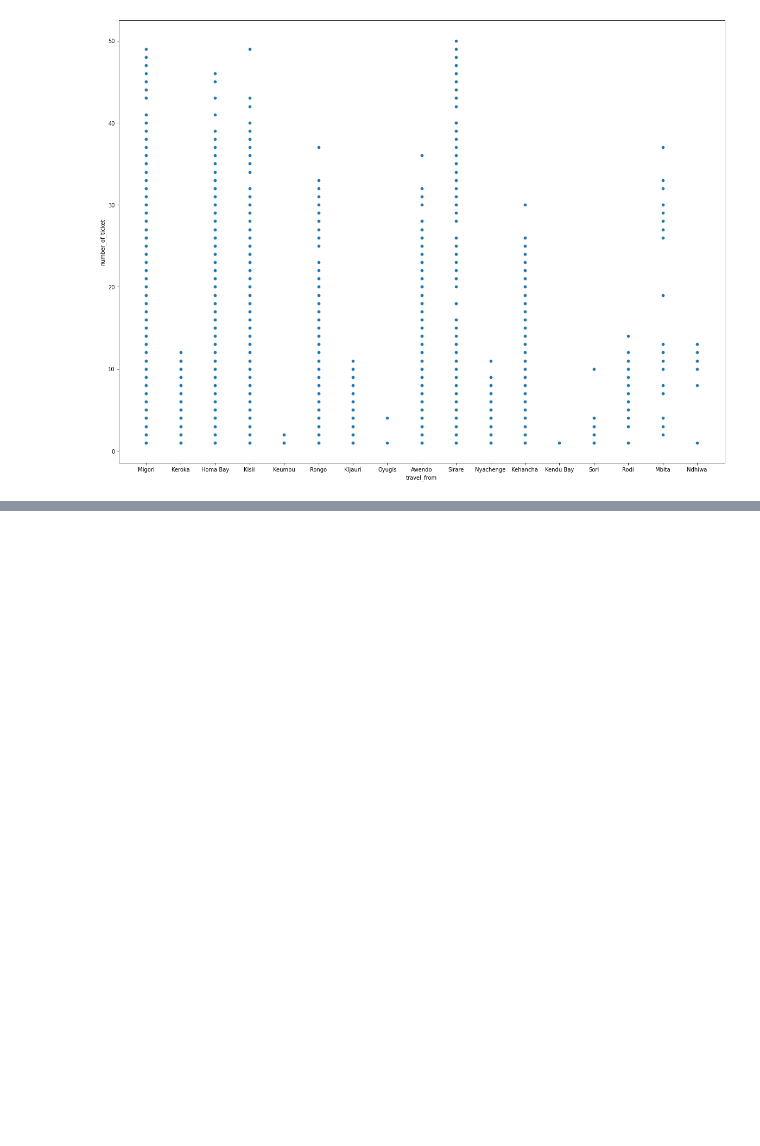
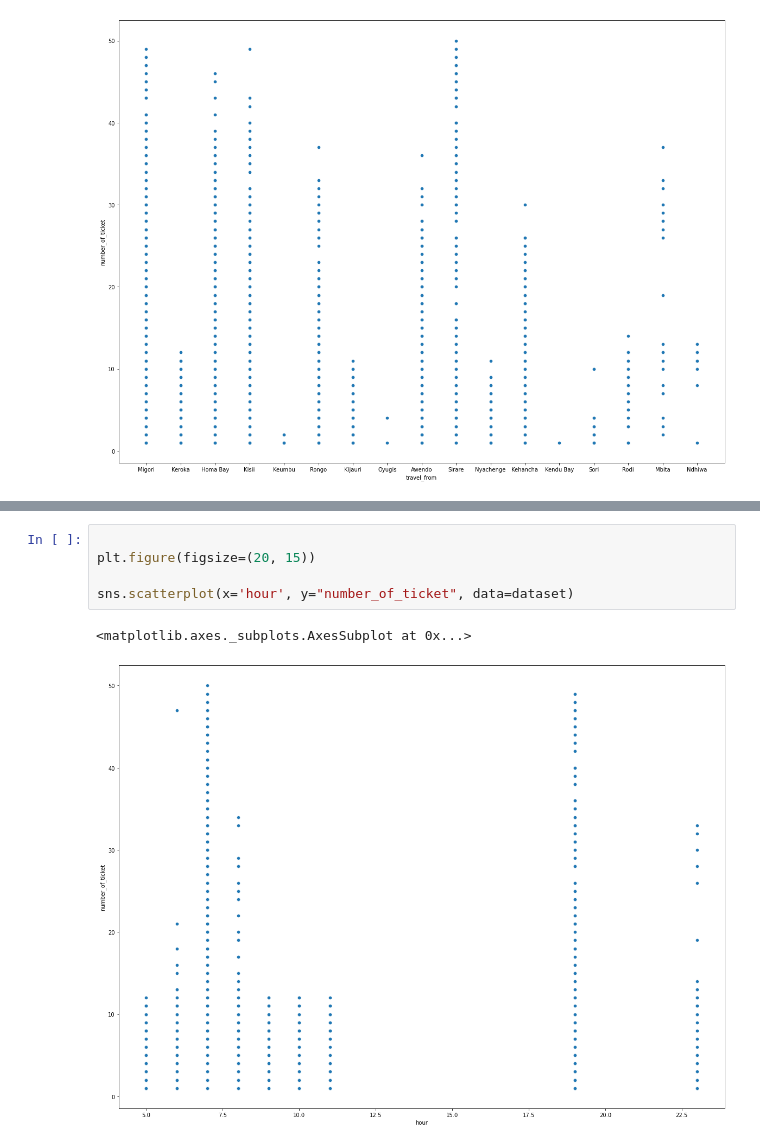
Before and after one commit to Ashwinprocodes/ML-regression-capstone-project, a Jupyter notebook: ML_regression_Demand_Prediction_for_Public_Transport_Capstone_Project.ipynb, the cells around one changed output, grey strips where cells are left out. Drawn from its saved outputs; the diff is of its cells as text; blank space fills up the shorter version.

```diff
--- a/ML_regression_Demand_Prediction_for_Public_Transport_Capstone_Project.ipynb
+++ b/ML_regression_Demand_Prediction_for_Public_Transport_Capstone_Project.ipynb
@@ -304,0 +352,8 @@ sp = sns.scatterplot(x="travel_from", y="number_of_ticket", data=dataset)
+# %%
+
+plt.figure(figsize=(20, 15))
+
+sns.scatterplot(x='hour', y="number_of_ticket", data=dataset)
+# %% [output]
+<matplotlib.axes._subplots.AxesSubplot at 0x...>
+[figure, added]
```
Also changed, not shown: parts of 23 cells of this notebook.
